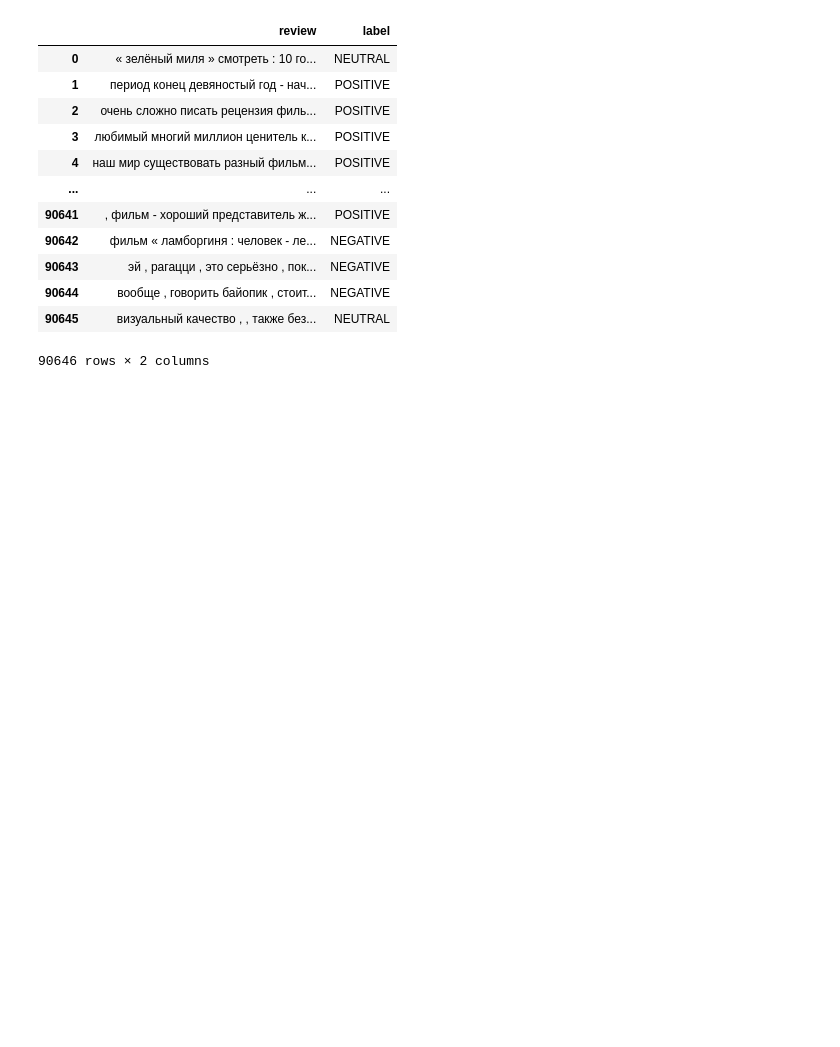
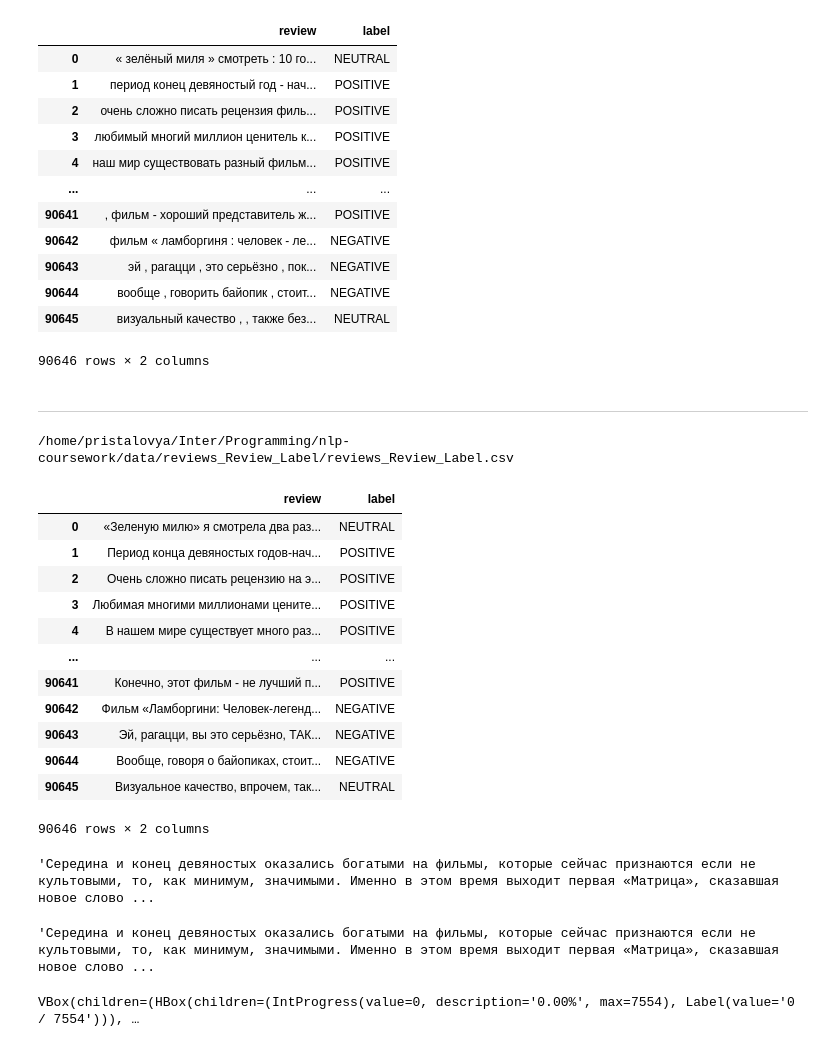
Before and after one commit to YaroslavPr17/nlp-coursework, a Jupyter notebook: notebooks/chores/datasets_refactoring.ipynb, the cells around one changed output. Saved outputs shown, nothing was run; the diff lists cells and outputs as text; code cells hidden in the pictures; blank space fills up the shorter version.

Commit message:
feat: Add adjustments for preprocessing function (characters cleaning)

```diff
--- a/notebooks/chores/datasets_refactoring.ipynb
+++ b/notebooks/chores/datasets_refactoring.ipynb
@@ -44,3 +40,35 @@ dataset
 | 90644 | вообще , говорить байопик , стоит... | NEGATIVE |
 | 90645 | визуальный качество , , также без... | NEUTRAL |
 90646 rows × 2 columns
+# %% [markdown]
+---
+# %%
+data = DatasetLoader.load_reviews_Review_Label_dataset(show_path=True)
+data
+# %% [output]
+/home/pristalovya/Inter/Programming/nlp-coursework/data/reviews_Review_Label/reviews_Review_Label.csv
+|  | review | label |
+| 0 | «Зеленую милю» я смотрела два раз... | NEUTRAL |
+| 1 | Период конца девяностых годов-нач... | POSITIVE |
+| 2 | Очень сложно писать рецензию на э... | POSITIVE |
+| 3 | Любимая многими миллионами цените... | POSITIVE |
+| 4 | В нашем мире существует много раз... | POSITIVE |
+| ... | ... | ... |
+| 90641 | Конечно, этот фильм - не лучший п... | POSITIVE |
+| 90642 | Фильм «Ламборгини: Человек-легенд... | NEGATIVE |
+| 90643 | Эй, рагацци, вы это серьёзно, ТАК... | NEGATIVE |
+| 90644 | Вообще, говоря о байопиках, стоит... | NEGATIVE |
+| 90645 | Визуальное качество, впрочем, так... | NEUTRAL |
+90646 rows × 2 columns
+# %%
+data.review[8]
+# %% [output]
+'Середина и конец девяностых оказались богатыми на фильмы, которые сейчас признаются если не культовыми, то, как минимум, значимыми. Именно в этом время выходит первая «Матрица», сказавшая новое слово ...
+# %%
+data.review[8]
+# %% [output]
+'Середина и конец девяностых оказались богатыми на фильмы, которые сейчас признаются если не культовыми, то, как минимум, значимыми. Именно в этом время выходит первая «Матрица», сказавшая новое слово ...
+# %%
+data['review'] = data['review'].parallel_apply(clean, char_clean_only=True, lowercase=False)
+# %% [output]
+VBox(children=(HBox(children=(IntProgress(value=0, description='0.00%', max=7554), Label(value='0 / 7554'))), …
```
Also changed, not shown: parts of 5 cells of this notebook, 1 other file.
